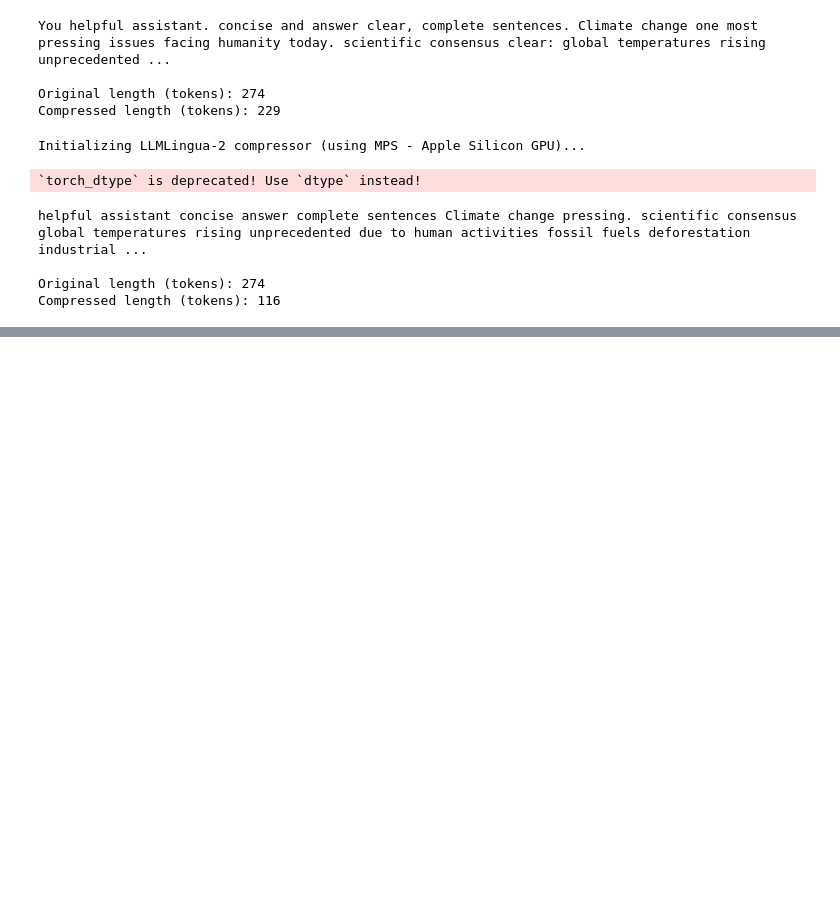
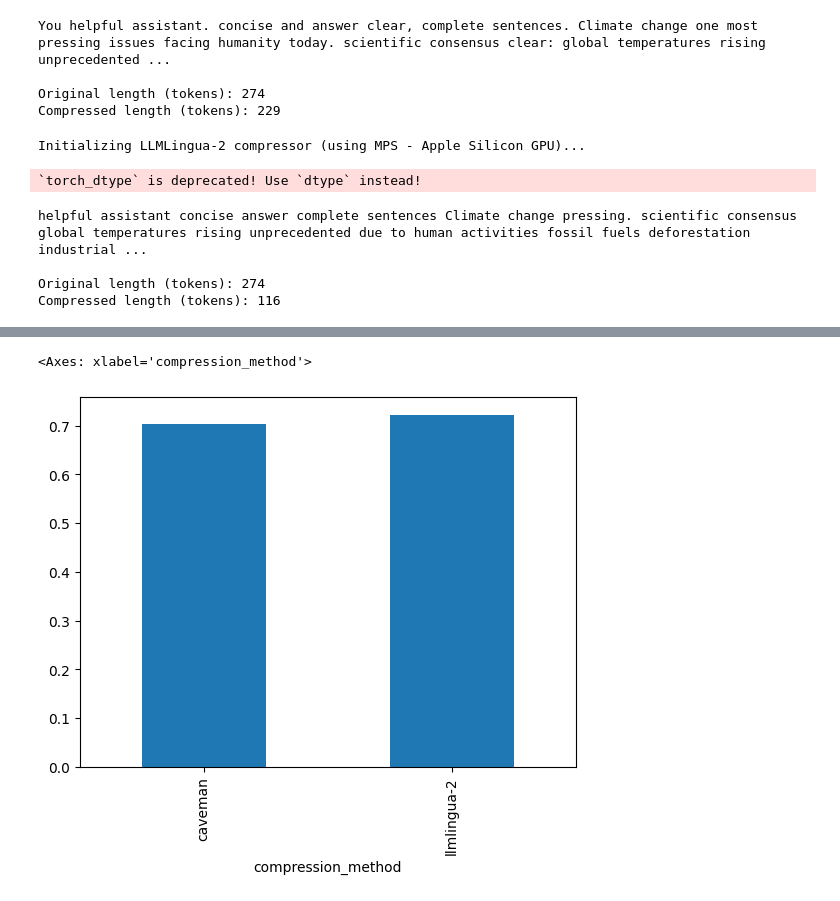
Before and after one commit to DEFRA/ai-spike-token-optimisation, a Jupyter notebook: compressors_testing.ipynb, the cells around one changed output, grey strips where cells are left out. Cells and saved outputs as stored; diff of their text form; code cells hidden in the pictures; blank space fills up the shorter version.

```diff
--- a/compressors_testing.ipynb
+++ b/compressors_testing.ipynb
@@ -367,0 +605,5 @@ Tokens used: 90
+# %%
+import pandas as pd
+
+df = pd.DataFrame(full_results)
+df
@@ -367,0 +628,5 @@ Tokens used: 90
+# %%
+df.groupby('compression_method')['score'].mean().plot.bar(x='compression_method', y='score')
+# %% [output]
+<Axes: xlabel='compression_method'>
+[figure, added]
```
Also changed, not shown: parts of 14 cells of this notebook, 3 other files.
